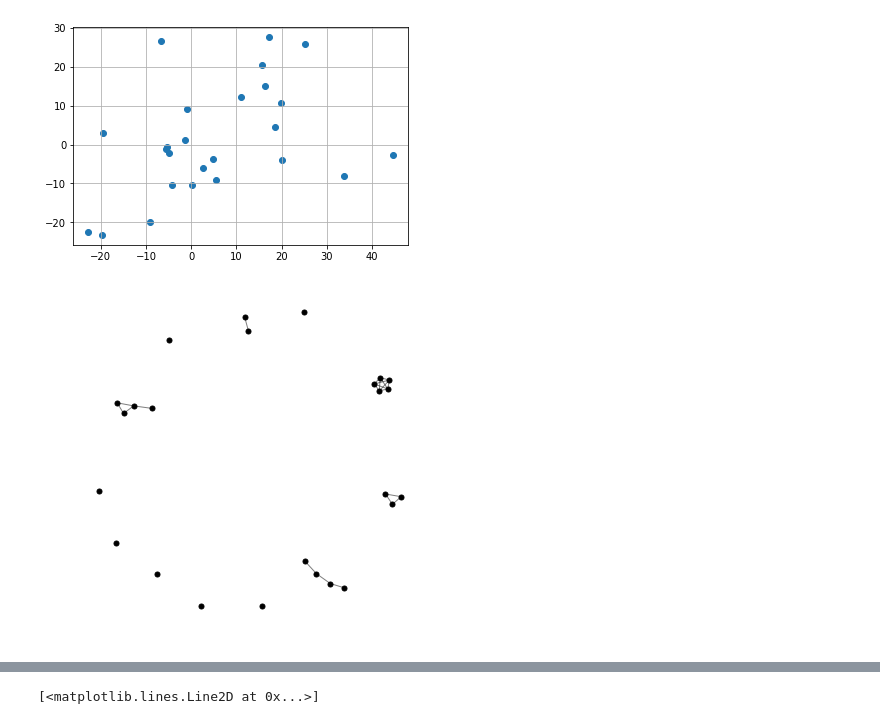
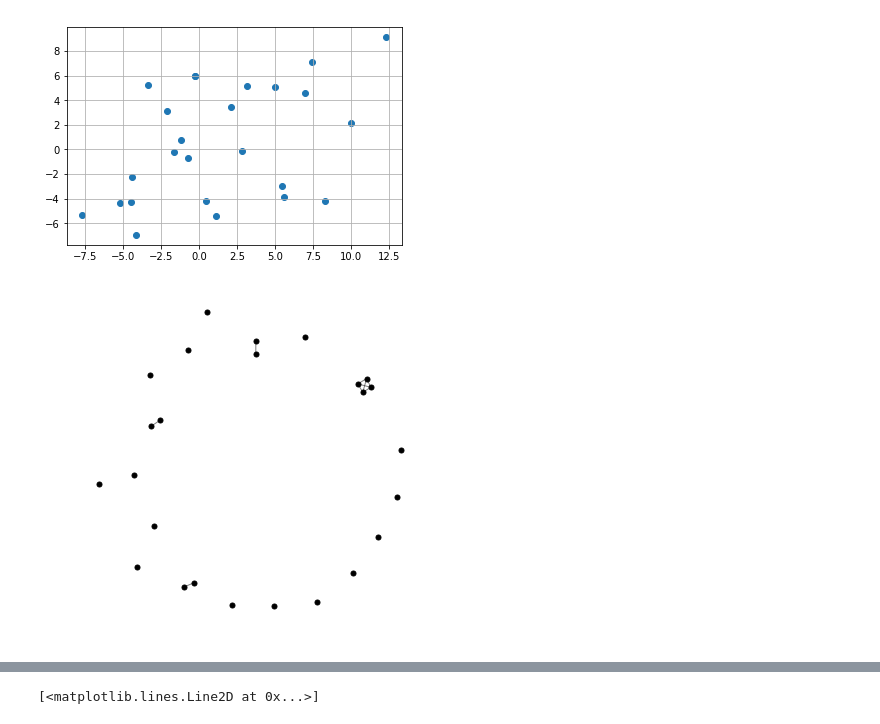
Before and after one commit to harveydevereux/Consensus, a Jupyter notebook: Notes/Flocking2.ipynb, the cells around one changed output, grey strips where cells are left out. Drawn from its saved outputs; the diff is of its cells as text; code cells hidden in the pictures.

```diff
--- a/Notes/Flocking2.ipynb
+++ b/Notes/Flocking2.ipynb
@@ -46,15 +57,16 @@ def phi_alpha(z,d,r):
 # %%
 N=25
 d=7
 r=1.2*d
 h=0.2
-Q = np.sqrt(250)*np.random.randn(N,2)+0
+Q = np.sqrt(25)*np.random.randn(N,2)
+P = (10)*np.random.rand(N,2)-1
 plt.scatter(Q[:,0],Q[:,1])
 plt.grid()
 # %% [output]
-[figure, old version]
+[figure, new version]
 # %%
 G = get_net(Q)
 p=draw_graph(G,node_size=25,fig_size=6)
 # %% [output]
-[figure, old version]
+[figure, new version]
```
Also changed, not shown: parts of 10 cells of this notebook, 3 other files.
